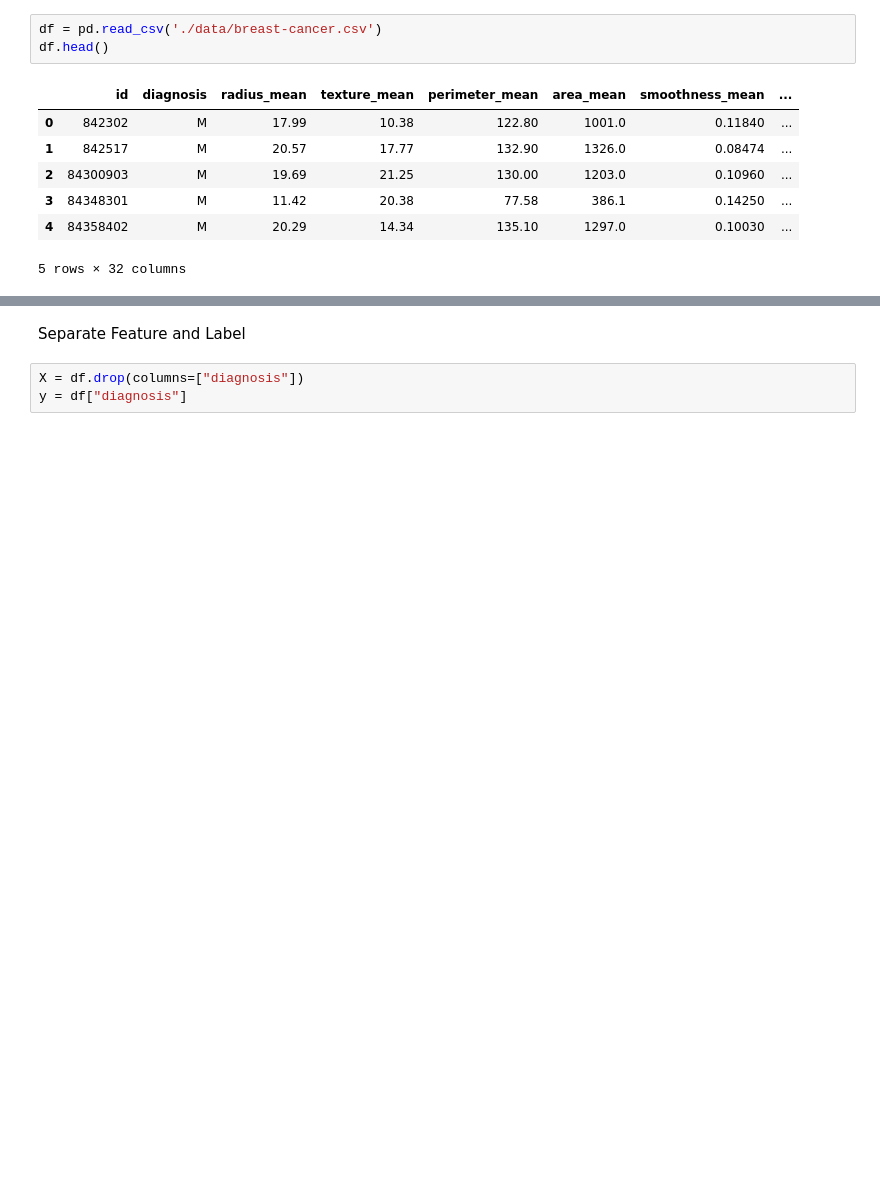
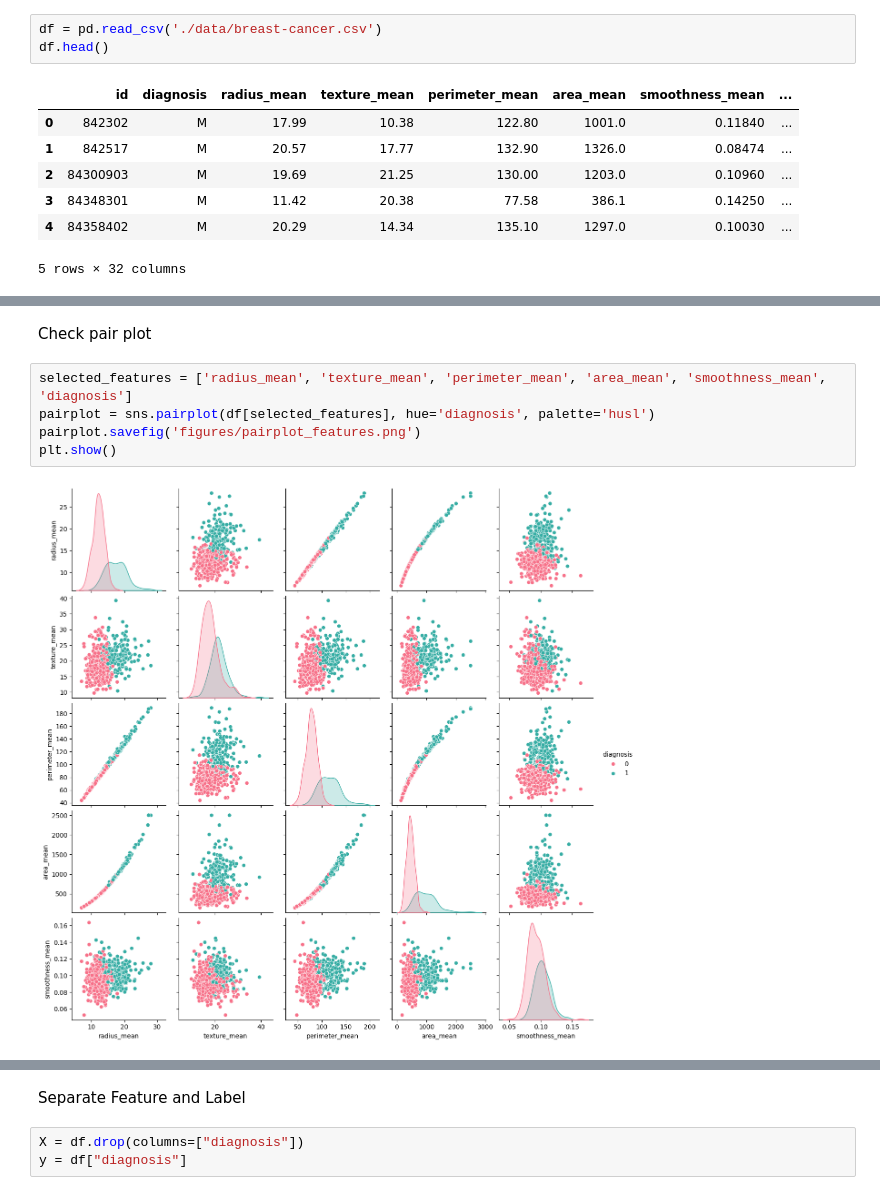
Before and after one commit to ahmdzzzki/projek-jst, a Jupyter notebook: Backpropagation.ipynb, the cells around one changed output, grey strips where cells are left out. Cells and saved outputs as stored; diff of their text form; blank space fills up the shorter version.

```diff
--- a/Backpropagation.ipynb
+++ b/Backpropagation.ipynb
@@ -35,0 +126,9 @@ df['diagnosis'] = df['diagnosis'].map({'B': 0, 'M': 1})
+# %% [markdown]
+Check pair plot
+# %%
+selected_features = ['radius_mean', 'texture_mean', 'perimeter_mean', 'area_mean', 'smoothness_mean', 'diagnosis']
+pairplot = sns.pairplot(df[selected_features], hue='diagnosis', palette='husl')
+pairplot.savefig('figures/pairplot_features.png')
+plt.show()
+# %% [output]
+[figure, added]
```
Also changed, not shown: parts of 25 cells of this notebook, 7 other files.
